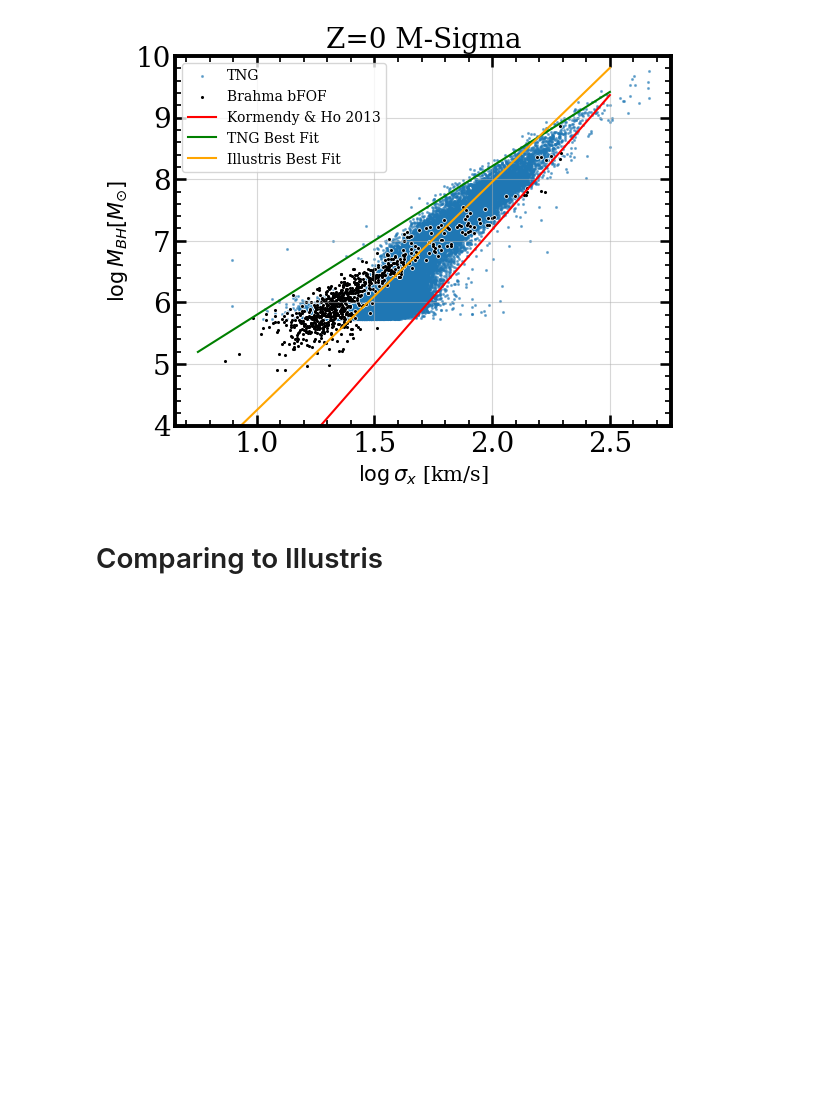
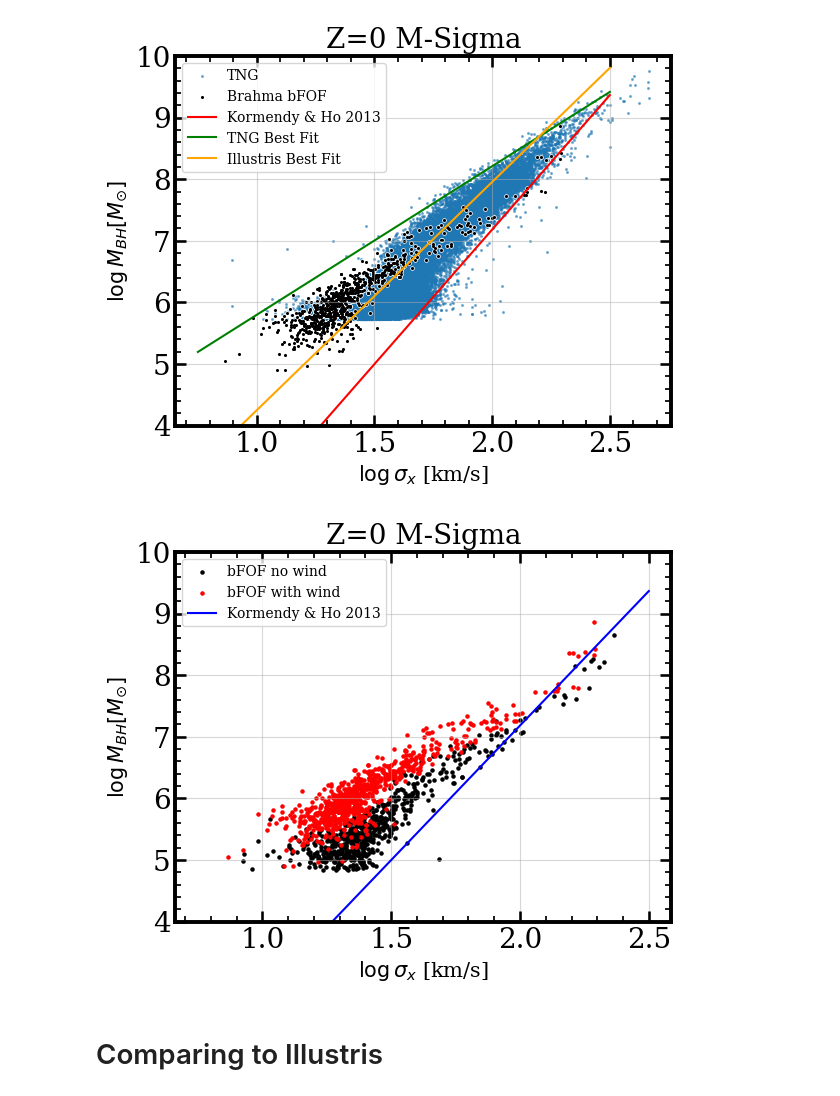
Before and after one commit to khojonat/Brahma_Analysis, a Jupyter notebook: M_Sigma.ipynb, the cells around one changed output. Saved outputs shown, nothing was run; the diff lists cells and outputs as text; code cells hidden in the pictures; blank space fills up the shorter version.

```diff
--- a/M_Sigma.ipynb
+++ b/M_Sigma.ipynb
@@ -115,6 +115,36 @@ plt.title('Z=0 M-Sigma',size=20)
 plt.savefig('Z0_TNG_bFOF_comparison.png')
 # %% [output]
 [figure]
+# %%
+bFOFnowind=ReadBrahmaData('Brahma_Data/output_ratio10_SFMFGM5_seed5.00_bFOF_nowind_z0')
+bFOF=ReadBrahmaData('Brahma_Data/output_ratio10_SFMFGM5_seed5.00_bFOF_z0')
+
+# Grabbing x-sigma values
+sigmaxnowind=np.array(bFOFnowind[5])[:,0]
+sigmax=np.array(bFOF[5])[:,0]
+
+M_bFOF_nowind = np.array(bFOFnowind[0])
+M_bFOF = np.array(bFOF[0])
+# %%
+# plt.scatter(np.log10(sigmaxTNG),np.log10(M_TNGz0),s=1.5,label="TNG",alpha=0.5)
+plt.scatter(np.log10(sigmaxnowind),np.log10(M_bFOF_nowind),s=5,label='bFOF no wind',color='black',alpha=1)
+plt.scatter(np.log10(sigmax),np.log10(M_bFOF),s=5,label="bFOF with wind",color='red',alpha=1)
+plt.plot(xfit,KH13_yfit[0],label='Kormendy & Ho 2013',color='blue')
+# plt.plot(x,TNGy[0],label='TNG Best Fit',color='green')
+# plt.plot(x,y[0],label='Illustris Best Fit',color='orange')
+
+plt.xlabel('$\log \sigma_{x}$ [km/s]',size=15)
+plt.ylabel('$\log M_{BH} [M_{\odot}]$',size=15)
+
+plt.ylim(4,10)
+plt.grid(alpha=0.5)
+plt.legend(fontsize=10)
+
+plt.title('Z=0 M-Sigma',size=20)
+
+plt.savefig('Plots/bFOF_nowind.png')
+# %% [output]
+[figure, added]
 # %% [markdown]
 # Comparing to Illustris
 # %%
```
Also changed, not shown: parts of 16 cells of this notebook, 1 other file.
